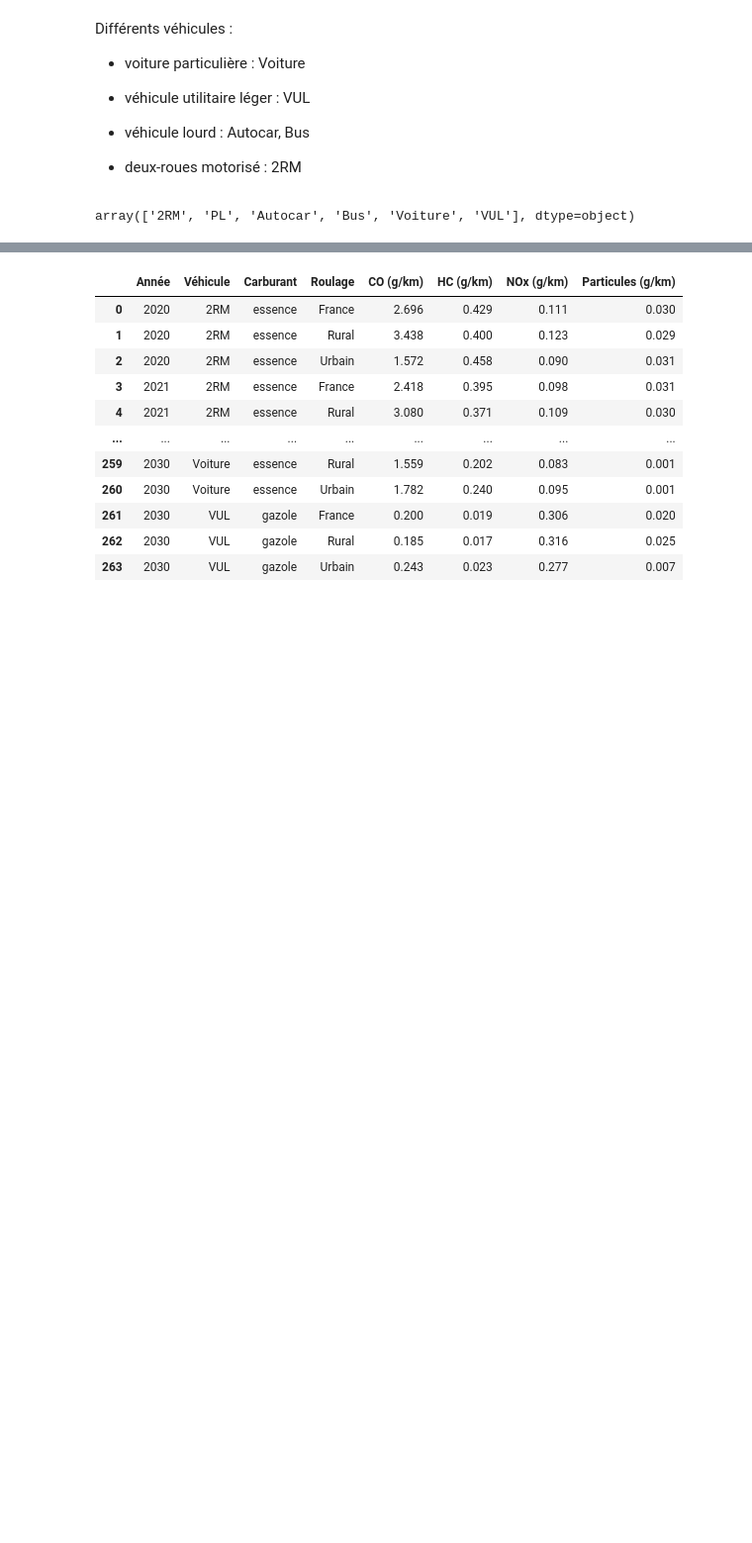
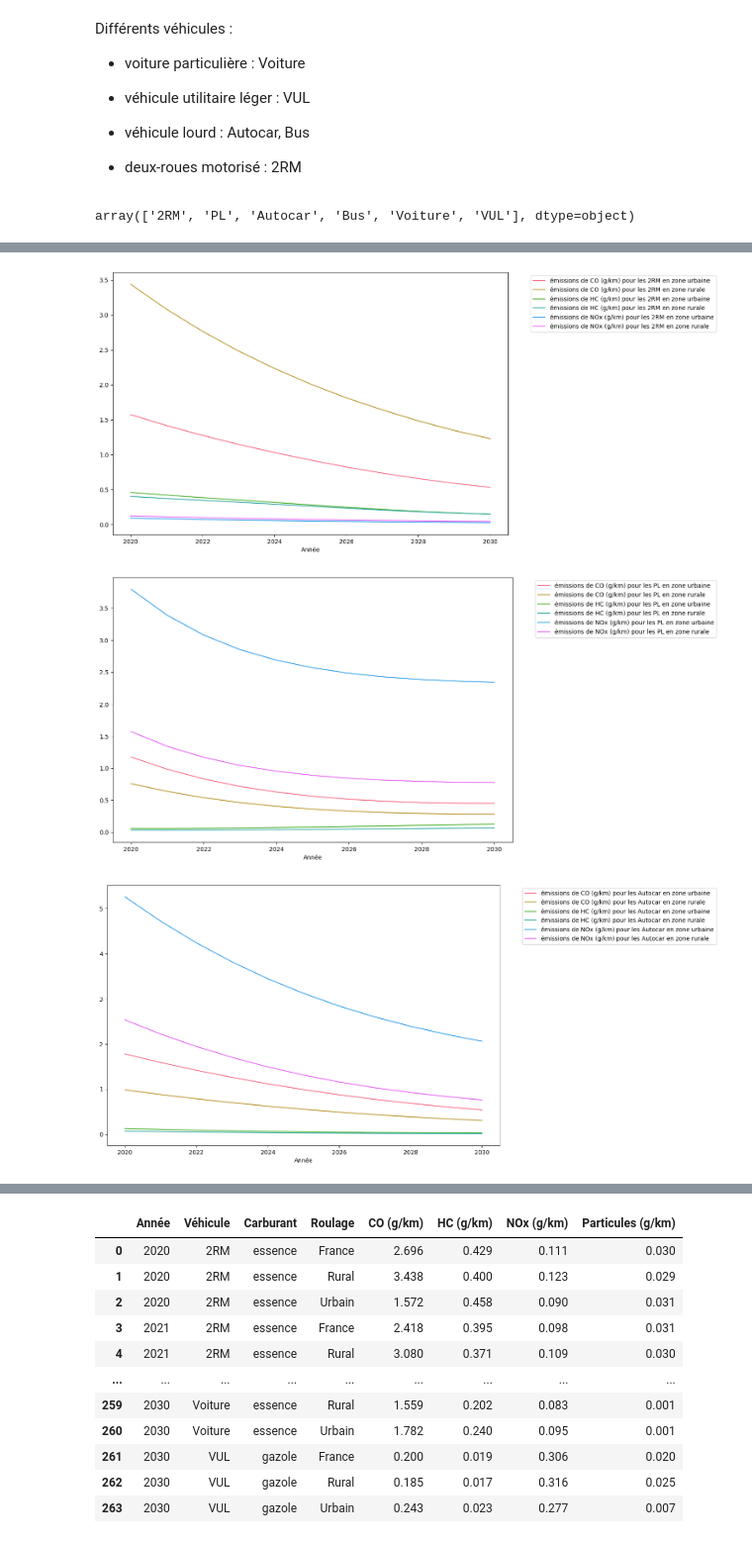
Before and after one commit to antoine-palazz/PyCar, a Jupyter notebook: notebooks/EDA_pollution_transports.ipynb, the cells around one changed output, grey strips where cells are left out. Shown at 99% size. Saved outputs shown, nothing was run; the diff lists cells and outputs as text; code cells hidden in the pictures; blank space fills up the shorter version.

```diff
--- a/notebooks/EDA_pollution_transports.ipynb
+++ b/notebooks/EDA_pollution_transports.ipynb
@@ -76,0 +103,28 @@ array(['2RM', 'PL', 'Autocar', 'Bus', 'Voiture', 'VUL'], dtype=object)
+# %%
+liste_vehicule = ['2RM', 'PL', 'Autocar', 'Bus', 'Voiture', 'VUL']
+liste_df = [df[df['Véhicule']==f'{vehicule}'] for vehicule in liste_vehicule]
+
+for i, dataframe in enumerate(liste_df):
+    palette = sns.color_palette("husl", n_colors=6)
+    dataframe_urbain = dataframe[dataframe['Roulage']=='Urbain']
+    dataframe_rural = dataframe[dataframe['Roulage']=='Rural']
+    plt.figure(figsize=(12,8))
+    plt.plot(dataframe_urbain['Année'], dataframe_urbain['CO (g/km)'], color = palette[0],
+             label = f"émissions de CO (g/km) pour les {liste_vehicule[i]} en zone urbaine")
+    plt.plot(dataframe_rural['Année'], dataframe_rural['CO (g/km)'], color = palette[1],
+             label = f"émissions de CO (g/km) pour les {liste_vehicule[i]} en zone rurale")
+    plt.plot(dataframe_urbain['Année'], dataframe_urbain['HC (g/km)'], color = palette[2],
+             label = f"émissions de HC (g/km) pour les {liste_vehicule[i]} en zone urbaine")
+    plt.plot(dataframe_rural['Année'], dataframe_rural['HC (g/km)'], color = palette[3],
+             label = f"émissions de HC (g/km) pour les {liste_vehicule[i]} en zone rurale")
+    plt.plot(dataframe_urbain['Année'], dataframe_urbain['NOx (g/km)'], color = palette[4],
+             label = f"émissions de NOx (g/km) pour les {liste_vehicule[i]} en zone urbaine")
+    plt.plot(dataframe_rural['Année'], dataframe_rural['NOx (g/km)'], color = palette[5],
+             label = f"émissions de NOx (g/km) pour les {liste_vehicule[i]} en zone rurale")
+    plt.legend(bbox_to_anchor=(1.05, 1), loc='upper left')
+    plt.xlabel('Année')
+    plt.show()
+# %% [output]
+[figure, added]
+[figure, added]
+[figure, added]
```
Also changed, not shown: parts of 5 cells of this notebook.
